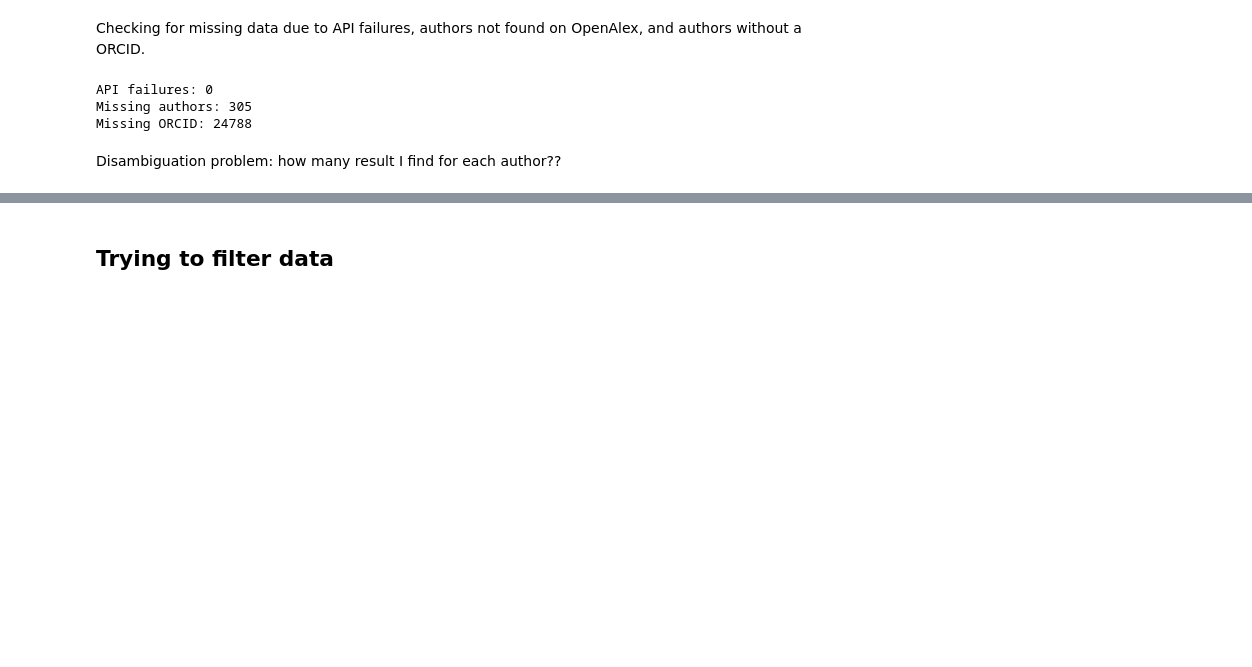
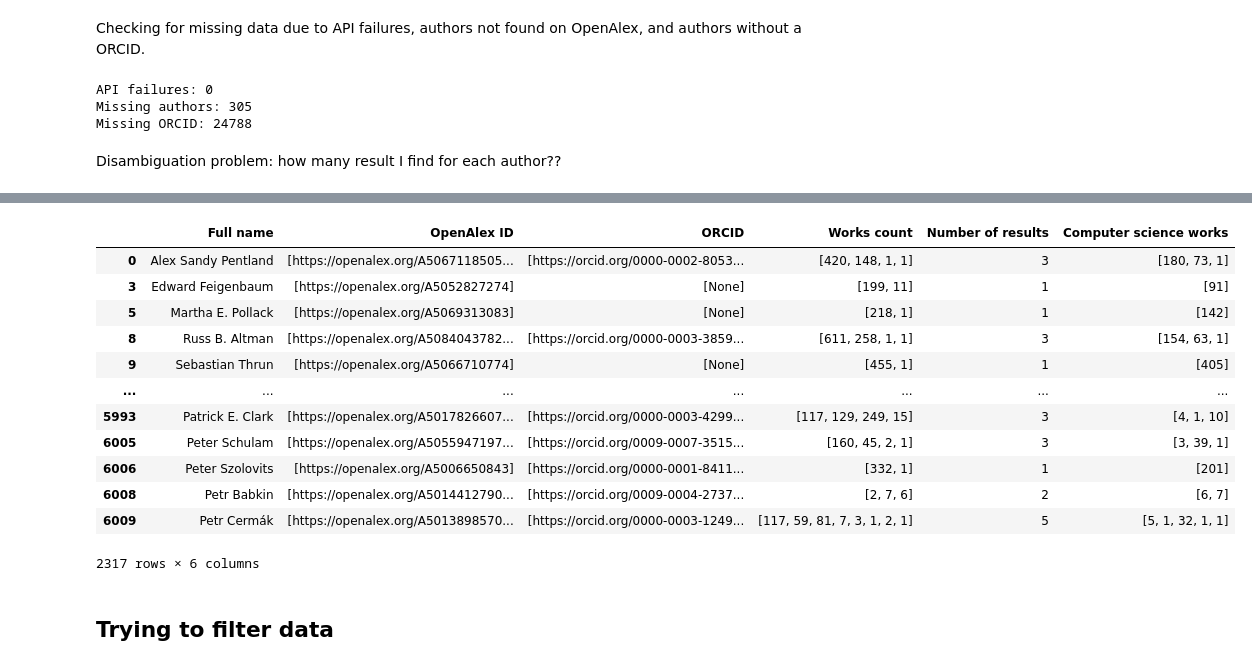
Before and after one commit to mariespedersen/Thesis_github, a Jupyter notebook: Get_citation_info.ipynb, the cells around one changed output, grey strips where cells are left out. Cells and saved outputs as stored; diff of their text form; code cells hidden in the pictures; blank space fills up the shorter version.

```diff
--- a/Get_citation_info.ipynb
+++ b/Get_citation_info.ipynb
@@ -241,3 +262,24 @@ plt.hist(number_of_results, bins=range(min(number_of_results), max(number_of_res
+# %%
+disambiguated_authors = (df_author['Number of results'] > 1) & (df_author['Number of results'] < 25)
+reduced_nor = (df_author['Number of results'] != df_author_cleaned['Number of results'])
+nan = (pd.isna(df_author_cleaned['Computer science works']))
+# %%
+indeces = df_author_cleaned[disambiguated_authors & reduced_nor ].index
+df_author_cleaned[disambiguated_authors & reduced_nor]
+# %% [output]
+|  | Full name | OpenAlex ID | ORCID | Works count | Number of results | Computer science works |
+| 0 | Alex Sandy Pentland | [https://openalex.org/A5067118505... | [https://orcid.org/0000-0002-8053... | [420, 148, 1, 1] | 3 | [180, 73, 1] |
+| 3 | Edward Feigenbaum | [https://openalex.org/A5052827274] | [None] | [199, 11] | 1 | [91] |
+| 5 | Martha E. Pollack | [https://openalex.org/A5069313083] | [None] | [218, 1] | 1 | [142] |
+| 8 | Russ B. Altman | [https://openalex.org/A5084043782... | [https://orcid.org/0000-0003-3859... | [611, 258, 1, 1] | 3 | [154, 63, 1] |
+| 9 | Sebastian Thrun | [https://openalex.org/A5066710774] | [None] | [455, 1] | 1 | [405] |
+| ... | ... | ... | ... | ... | ... | ... |
+| 5993 | Patrick E. Clark | [https://openalex.org/A5017826607... | [https://orcid.org/0000-0003-4299... | [117, 129, 249, 15] | 3 | [4, 1, 10] |
+| 6005 | Peter Schulam | [https://openalex.org/A5055947197... | [https://orcid.org/0009-0007-3515... | [160, 45, 2, 1] | 3 | [3, 39, 1] |
+| 6006 | Peter Szolovits | [https://openalex.org/A5006650843] | [https://orcid.org/0000-0001-8411... | [332, 1] | 1 | [201] |
+| 6008 | Petr Babkin | [https://openalex.org/A5014412790... | [https://orcid.org/0009-0004-2737... | [2, 7, 6] | 2 | [6, 7] |
+| 6009 | Petr Cermák | [https://openalex.org/A5013898570... | [https://orcid.org/0000-0003-1249... | [117, 59, 81, 7, 3, 1, 2, 1] | 5 | [5, 1, 32, 1, 1] |
+2317 rows × 6 columns
 # %% [markdown]
 ## Trying to filter data
 # %%
```
Also changed, not shown: parts of 16 cells of this notebook, 5 other files.
